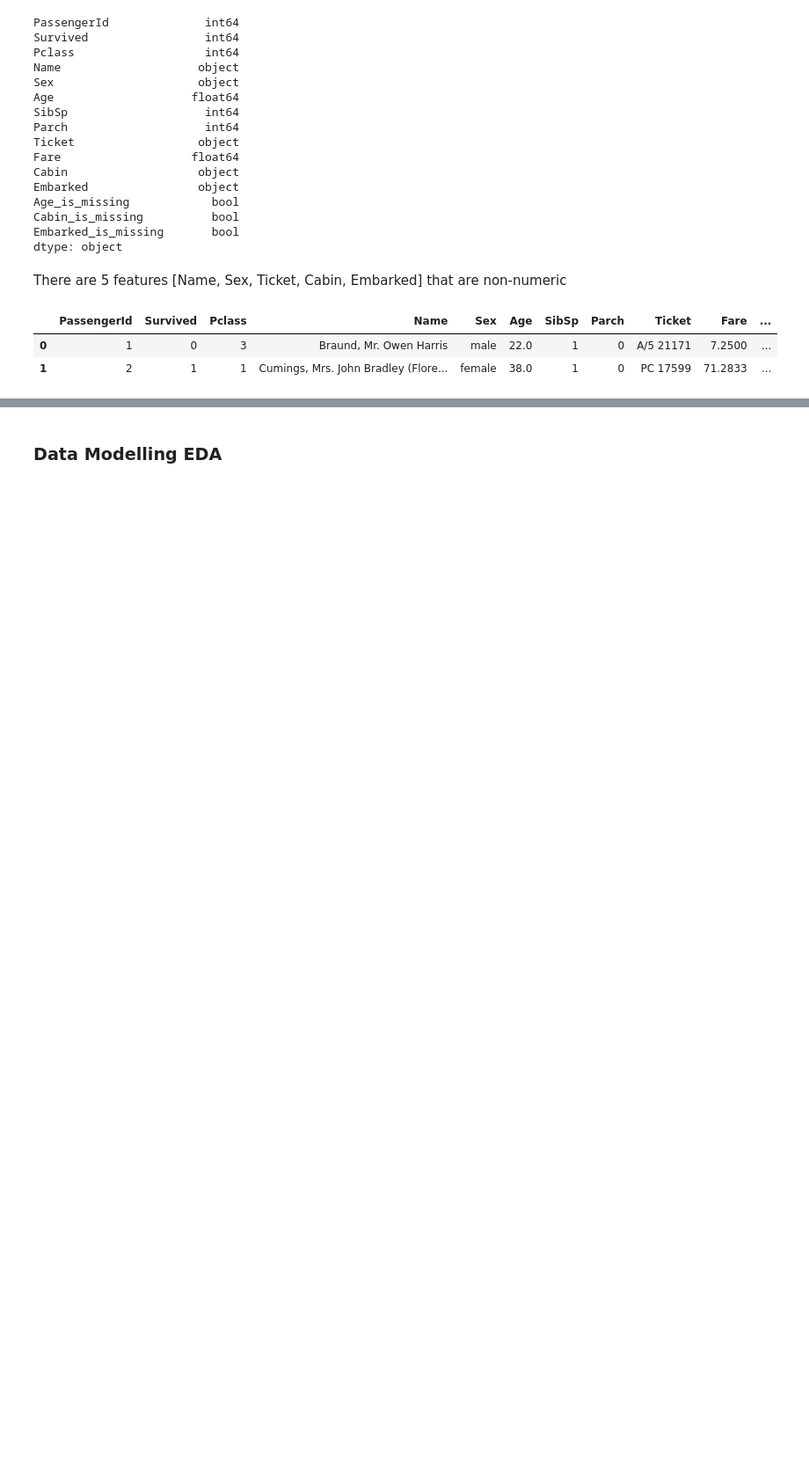
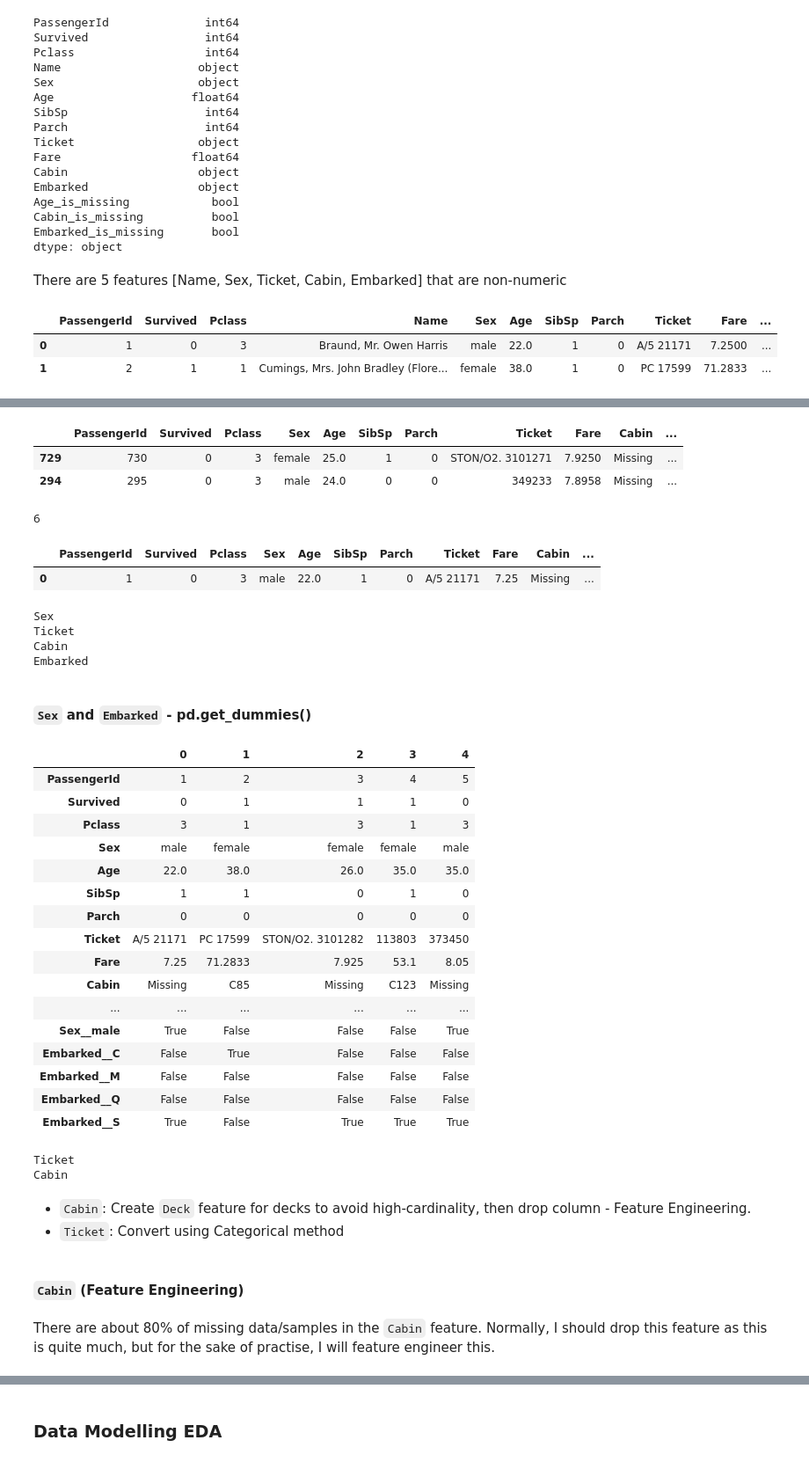
Before and after one commit to PrinssAlex/Predictive-Model-Titanic-Survival, a Jupyter notebook: workspace.ipynb, the cells around one changed output, grey strips where cells are left out. Shown at 88% size. Cells and saved outputs as stored; diff of their text form; code cells hidden in the pictures; blank space fills up the shorter version.

```diff
--- a/workspace.ipynb
+++ b/workspace.ipynb
@@ -352,0 +404,72 @@ df_mod.head(2)
+# %%
+# confirm results
+df_mod.sample(frac=.002)
+# %% [output]
+|  | PassengerId | Survived | Pclass | Sex | Age | SibSp | Parch | Ticket | Fare | Cabin | ... |
+| 729 | 730 | 0 | 3 | female | 25.0 | 1 | 0 | STON/O2. 3101271 | 7.9250 | Missing | ... |
+| 294 | 295 | 0 | 3 | male | 24.0 | 0 | 0 | 349233 | 7.8958 | Missing | ... |
+# %%
+len(df_mod.Titles.unique())
+# %% [output]
+6
+# %%
+# convert Titles feature to numerical
+df_mod = pd.concat([df_mod, pd.get_dummies(df_mod.Titles, prefix='_Titles')], axis=1)
+# %%
+df_mod = df_mod.drop('Titles', axis=1)
+# %%
+df_mod.head(1)
+# %% [output]
+|  | PassengerId | Survived | Pclass | Sex | Age | SibSp | Parch | Ticket | Fare | Cabin | ... |
+| 0 | 1 | 0 | 3 | male | 22.0 | 1 | 0 | A/5 21171 | 7.25 | Missing | ... |
+# %%
+# re-confirm if there are non-numerical data in the dataset
+for label,content in df_mod.items():
+    if not pd.api.types.is_numeric_dtype(content):
+        print(label)
+# %% [output]
+Sex
+Ticket
+Cabin
+Embarked
+# %% [markdown]
+#### `Sex` and `Embarked` - pd.get_dummies()
+# %%
+df_mod = pd.concat([df_mod, pd.get_dummies(df_mod[['Sex', 'Embarked']], prefix=['Sex_', 'Embarked_'])], axis=1)
+# %%
+# drop `Sex` and `Embarked` columns
+df_mod = df_mod.drop(columns=['Sex', 'Embarked'], axis=1)
+# %%
+# confirm result
+df_mod.head().T
+# %% [output]
+|  | 0 | 1 | 2 | 3 | 4 |
+| PassengerId | 1 | 2 | 3 | 4 | 5 |
+| Survived | 0 | 1 | 1 | 1 | 0 |
+| Pclass | 3 | 1 | 3 | 1 | 3 |
+| Sex | male | female | female | female | male |
+| Age | 22.0 | 38.0 | 26.0 | 35.0 | 35.0 |
+| SibSp | 1 | 1 | 0 | 1 | 0 |
+| Parch | 0 | 0 | 0 | 0 | 0 |
+| Ticket | A/5 21171 | PC 17599 | STON/O2. 3101282 | 113803 | 373450 |
+| Fare | 7.25 | 71.2833 | 7.925 | 53.1 | 8.05 |
+| Cabin | Missing | C85 | Missing | C123 | Missing |
+| ... | ... | ... | ... | ... | ... |
+| Sex__male | True | False | False | False | True |
+| Embarked__C | False | True | False | False | False |
+| Embarked__M | False | False | False | False | False |
+| Embarked__Q | False | False | False | False | False |
+| Embarked__S | True | False | True | True | True |
+# %%
+# re-confirm if there are non-numerical data in the dataset
+for label,content in df_mod.items():
+    if not pd.api.types.is_numeric_dtype(content):
+        print(label)
+# %% [output]
+Ticket
+Cabin
+# %% [markdown]
+- `Cabin`: Create `Deck` feature for decks to avoid high-cardinality, then drop column - Feature Engineering.
+- `Ticket`: Convert using Categorical method
+# %% [markdown]
+#### `Cabin` (Feature Engineering)
@@ -352,0 +479,2 @@ df_mod.head(2)
+# %% [markdown]
+There are about 80% of missing data/samples in the `Cabin` feature. Normally, I should drop this feature as this is quite much, but for the sake of practise, I will feature engineer this.
```
Also changed, not shown: parts of 27 cells of this notebook.
